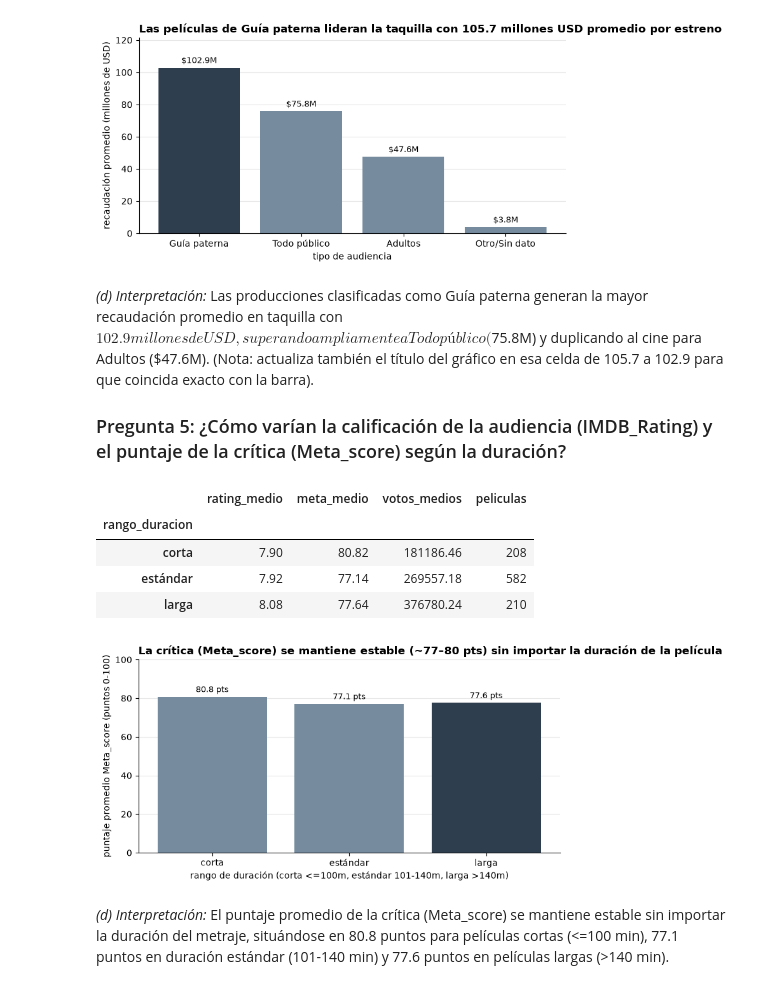
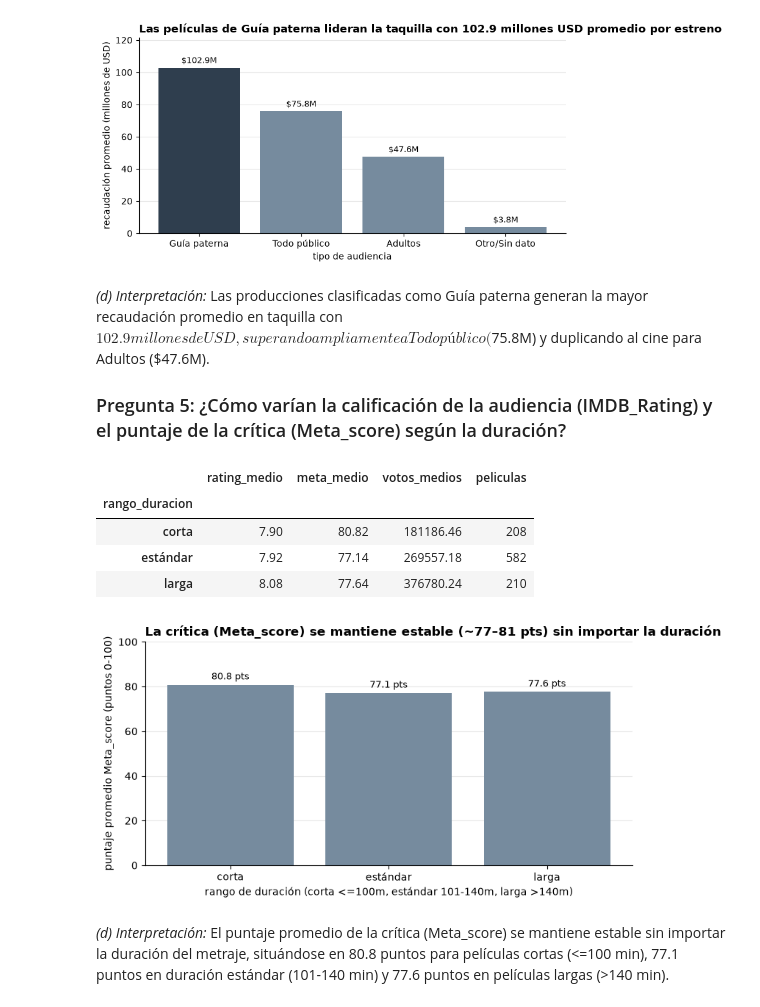
Before and after one commit to 0Kazu/Proyecto-de-FCDIA, a Jupyter notebook: Entrega 1/Entrega1_Plantilla_Notebook.ipynb, the cells around one changed output. Saved outputs shown, nothing was run; the diff lists cells and outputs as text; code cells hidden in the pictures.

```diff
--- a/Entrega 1/Entrega1_Plantilla_Notebook.ipynb
+++ b/Entrega 1/Entrega1_Plantilla_Notebook.ipynb
@@ -463,7 +463,7 @@ plt.show()
 # %% [output]
 [figure]
 # %% [markdown]
-*(d) Interpretación:* Las producciones clasificadas como Guía paterna generan la mayor recaudación promedio en taquilla con $102.9 millones de USD, superando ampliamente a Todo público ($75.8M) y duplicando al cine para Adultos ($47.6M). (Nota: actualiza también el título del gráfico en esa celda de 105.7 a 102.9 para que coincida exacto con la barra).
+*(d) Interpretación:* Las producciones clasificadas como Guía paterna generan la mayor recaudación promedio en taquilla con $102.9 millones de USD, superando ampliamente a Todo público ($75.8M) y duplicando al cine para Adultos ($47.6M).
 
 ### Pregunta 5: ¿Cómo varían la calificación de la audiencia (IMDB_Rating) y el puntaje de la crítica (Meta_score) según la duración?
 # %%
@@ -484,19 +484,18 @@ p5
 # %%
 # (c) gráfico
 fig, ax = plt.subplots(figsize=(7.5, 4.0))
-colores_p5 = [DESTACADO if idx == "larga" else BASE for idx in p5.index]
-bars = ax.bar(p5.index.astype(str), p5["meta_medio"], color=colores_p5)
-ax.set_ylim(0, 100)  # Eje honesto desde cero (regla sesión 13)
+bars = ax.bar(p5.index.astype(str), p5["meta_medio"], color=BASE)  # Todas en color BASE porque son estables
+ax.set_ylim(0, 100)
 ax.bar_label(bars, fmt="%.1f pts", padding=3, fontsize=9)
-ax.set_title("La crítica (Meta_score) se mantiene estable (~77–80 pts) sin importar la duración de la película", loc="left", fontweight="bold")
+ax.set_title("La crítica (Meta_score) se mantiene estable (~77–81 pts) sin importar la duración", loc="left", fontweight="bold")
 ax.set_xlabel("rango de duración (corta <=100m, estándar 101-140m, larga >140m)")
 ax.set_ylabel("puntaje promedio Meta_score (puntos 0-100)")
 estilo(ax)
 fig.tight_layout()
 fig.savefig("figuras/fig07_p5_duracion.png", dpi=150, bbox_inches="tight")
 plt.show()
 # %% [output]
-[figure, old version]
+[figure, new version]
 # %% [markdown]
 *(d) Interpretación:* El puntaje promedio de la crítica (Meta_score) se mantiene estable sin importar la duración del metraje, situándose en 80.8 puntos para películas cortas (<=100 min), 77.1 puntos en duración estándar (101-140 min) y 77.6 puntos en películas largas (>140 min).
 # %% [markdown]
```
Also changed, not shown: parts of 3 cells of this notebook, 2 other files.
